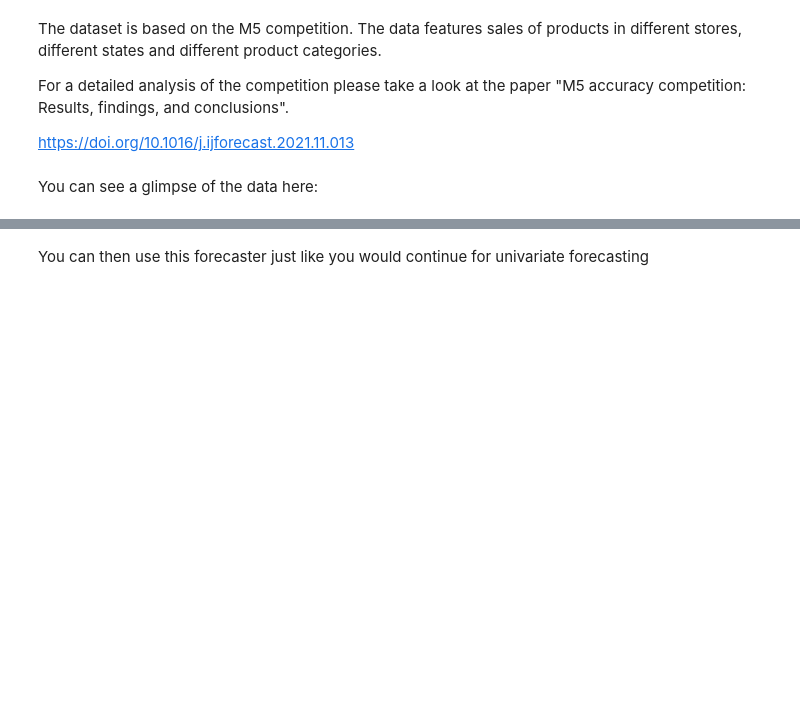
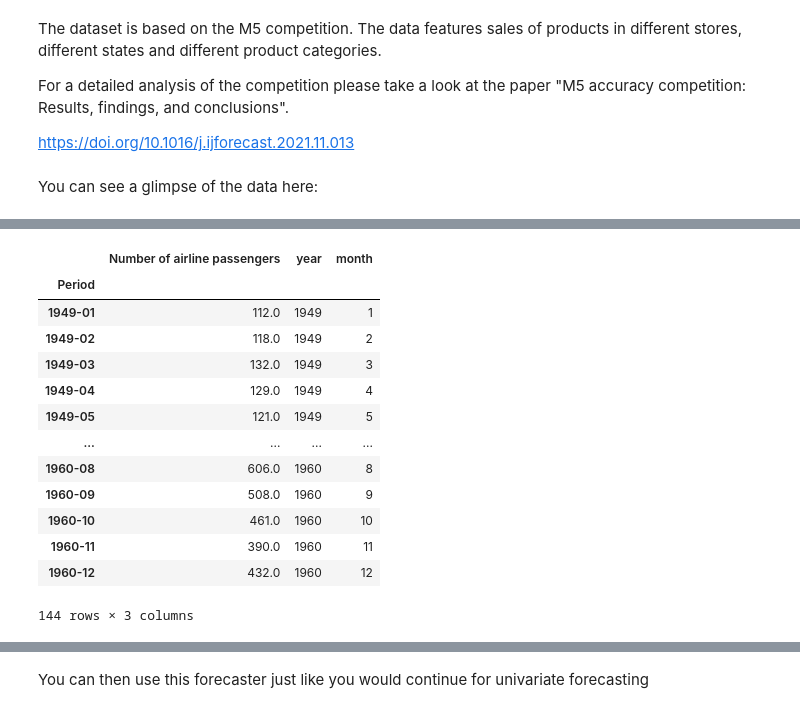
Before and after one commit to sktime/sktime-tutorial-pydata-berlin-2022, a Jupyter notebook: notebooks/hierarchy_global.ipynb, the cells around one changed output, grey strips where cells are left out. Saved outputs shown, nothing was run; the diff lists cells and outputs as text; code cells hidden in the pictures; blank space fills up the shorter version.

```diff
--- a/notebooks/hierarchy_global.ipynb
+++ b/notebooks/hierarchy_global.ipynb
@@ -473,0 +539,22 @@ forecaster = make_reduction(
+# %%
+from sktime.transformations.series.date import DateTimeFeatures
+from sktime.datasets import load_airline
+y = load_airline()
+transformer = DateTimeFeatures(ts_freq="M")
+y_hat = transformer.fit_transform(y)
+display(y_hat)
+# %% [output]
+|  | Number of airline passengers | year | month |
+| Period |  |  |  |
+| 1949-01 | 112.0 | 1949 | 1 |
+| 1949-02 | 118.0 | 1949 | 2 |
+| 1949-03 | 132.0 | 1949 | 3 |
+| 1949-04 | 129.0 | 1949 | 4 |
+| 1949-05 | 121.0 | 1949 | 5 |
+| ... | ... | ... | ... |
+| 1960-08 | 606.0 | 1960 | 8 |
+| 1960-09 | 508.0 | 1960 | 9 |
+| 1960-10 | 461.0 | 1960 | 10 |
+| 1960-11 | 390.0 | 1960 | 11 |
+| 1960-12 | 432.0 | 1960 | 12 |
+144 rows × 3 columns
```
Also changed, not shown: parts of 33 cells of this notebook, 2 other files.
